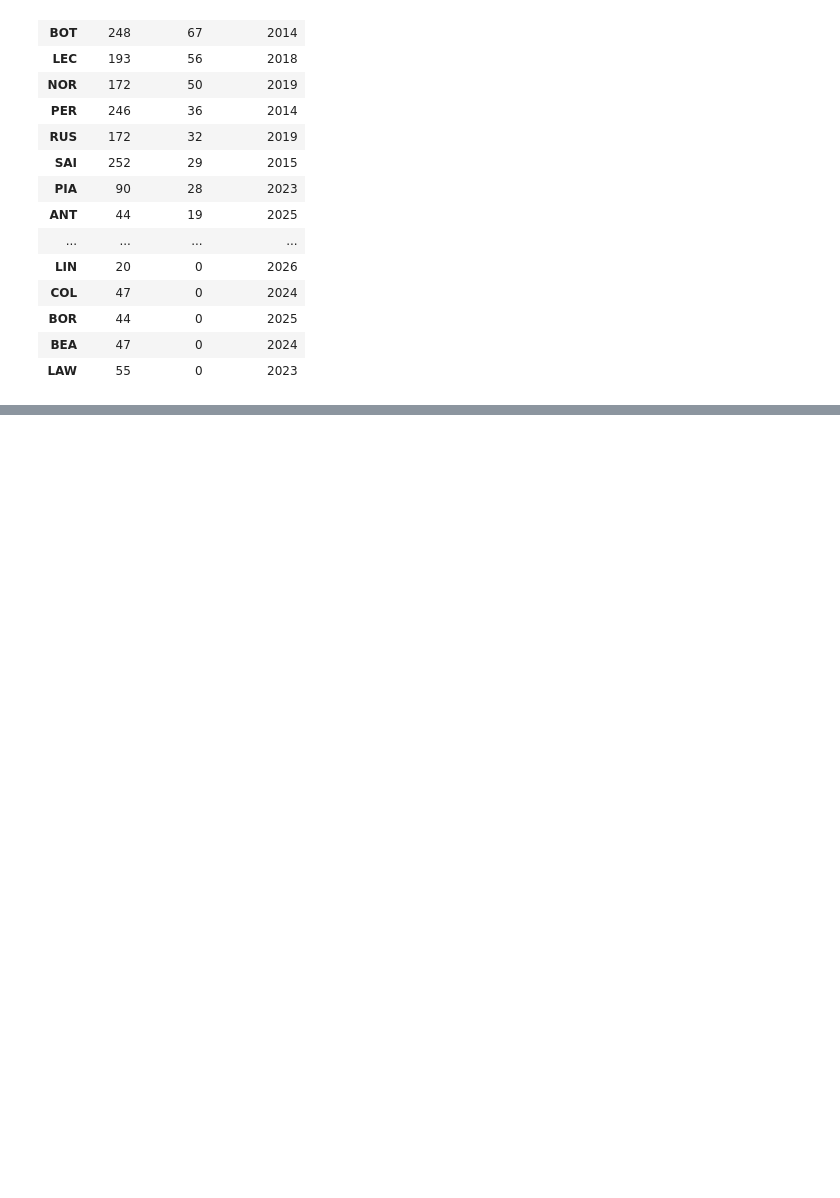
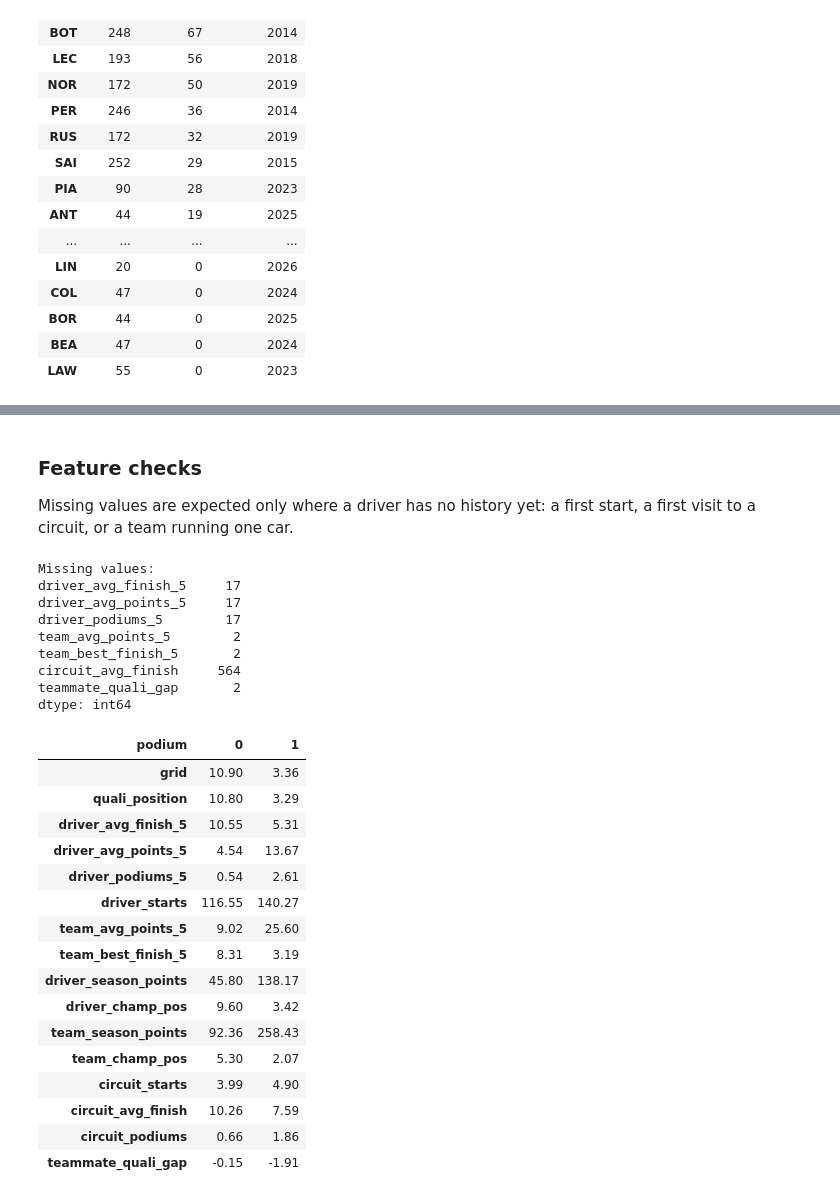
Before and after one commit to mjack6182/F1-race-predictor, a Jupyter notebook: notebooks/02_preprocessing.ipynb, the cells around one changed output, grey strips where cells are left out. Drawn from its saved outputs; the diff is of its cells as text; code cells hidden in the pictures; blank space fills up the shorter version.

```diff
--- a/notebooks/02_preprocessing.ipynb
+++ b/notebooks/02_preprocessing.ipynb
@@ -94,7 +94,6 @@ circuits = read_raw("circuits")
 
 # Drivers: Kaggle driverId by name; rookies get new IDs
 recent["name_key"] = [name_key(f, l) for f, l in zip(recent.first_name, recent.last_name)]
-recent = recent[recent.name_key.isin(grid_2026.name_key)]
 driver_ids = dict(zip(drivers.name_key, drivers.driverId))
 next_id = drivers.driverId.max() + 1
 for key in sorted(set(recent.name_key) - set(driver_ids)):
@@ -147,7 +146,10 @@ recent = recent.merge(race_keys, on=["year", "round"])
 
 recent = recent.rename(columns={"first_name": "forename", "last_name": "surname"})
 recent["podium"] = (recent["positionOrder"] <= 3).astype(int)
-recent = recent[df.columns]
+
+# Every driver is kept in recent_all for team form and standings; the cleaned file only has the 2026 grid
+recent_all = recent[df.columns]
+recent = recent_all[recent.name_key.isin(grid_2026.name_key)]
 
 print(f"FastF1 rows: {len(recent):,} from {recent.raceId.nunique()} races")
 print("Teams:", ", ".join(sorted(recent.constructor.unique())))
@@ -214,0 +234,26 @@ df.to_csv(PROCESSED / "results_hybrid_2026_drivers.csv", index=False)
+# %%
+HISTORY_START = 2010
+
+hist_races = races.loc[races.year >= HISTORY_START, ["raceId", "year", "round", "circuitId", "name", "date"]].rename(columns={"name": "race_name"})
+kaggle_all = (
+    results.merge(hist_races, on="raceId", how="inner")
+    .merge(drivers[["driverId", "code", "forename", "surname"]], on="driverId", how="left")
+    .merge(constructors[["constructorId", "name"]].rename(columns={"name": "constructor"}), on="constructorId", how="left")
+    .merge(status, on="statusId", how="left")
+    .merge(quali_pos, on=["raceId", "driverId"], how="left")
+)
+kaggle_all["date"] = pd.to_datetime(kaggle_all["date"])
+kaggle_all["podium"] = (kaggle_all["positionOrder"] <= 3).astype(int)
+
+full = pd.concat([kaggle_all[df.columns], recent_all], ignore_index=True)
+full = full.sort_values(["date", "positionOrder"]).reset_index(drop=True)
+
+TEAM_LINEAGE = {
+    "Toro Rosso": "Racing Bulls", "AlphaTauri": "Racing Bulls", "RB F1 Team": "Racing Bulls",
+    "Force India": "Aston Martin", "Racing Point": "Aston Martin",
+    "Lotus F1": "Alpine", "Renault": "Alpine", "Alpine F1 Team": "Alpine",
+    "Sauber": "Sauber/Audi", "Alfa Romeo": "Sauber/Audi", "Audi": "Sauber/Audi",
+    "Marussia": "Manor", "Manor Marussia": "Manor",
+}
+full["team"] = full.constructor.replace(TEAM_LINEAGE)
+print(f"All-driver table: {len(full):,} rows, {full.raceId.nunique()} races, {full.year.min()}-{full.year.max()}")
@@ -214,0 +324,37 @@ df.to_csv(PROCESSED / "results_hybrid_2026_drivers.csv", index=False)
+# %% [markdown]
+### Feature checks
+
+Missing values are expected only where a driver has no history yet: a first start, a first visit to a circuit, or a team running one car.
+# %%
+print("Missing values:")
+print(features[FEATURES].isna().sum()[lambda s: s > 0])
+
+# How each feature separates podium finishers from the rest
+features.groupby("podium")[FEATURES].mean().T.round(2)
+# %% [output]
+Missing values:
+driver_avg_finish_5     17
+driver_avg_points_5     17
+driver_podiums_5        17
+team_avg_points_5        2
+team_best_finish_5       2
+circuit_avg_finish     564
+teammate_quali_gap       2
+dtype: int64
+| podium | 0 | 1 |
+| grid | 10.90 | 3.36 |
+| quali_position | 10.80 | 3.29 |
+| driver_avg_finish_5 | 10.55 | 5.31 |
+| driver_avg_points_5 | 4.54 | 13.67 |
+| driver_podiums_5 | 0.54 | 2.61 |
+| driver_starts | 116.55 | 140.27 |
+| team_avg_points_5 | 9.02 | 25.60 |
+| team_best_finish_5 | 8.31 | 3.19 |
+| driver_season_points | 45.80 | 138.17 |
+| driver_champ_pos | 9.60 | 3.42 |
+| team_season_points | 92.36 | 258.43 |
+| team_champ_pos | 5.30 | 2.07 |
+| circuit_starts | 3.99 | 4.90 |
+| circuit_avg_finish | 10.26 | 7.59 |
+| circuit_podiums | 0.66 | 1.86 |
+| teammate_quali_gap | -0.15 | -1.91 |
```
Also changed, not shown: parts of 6 cells of this notebook, 1 other file.
